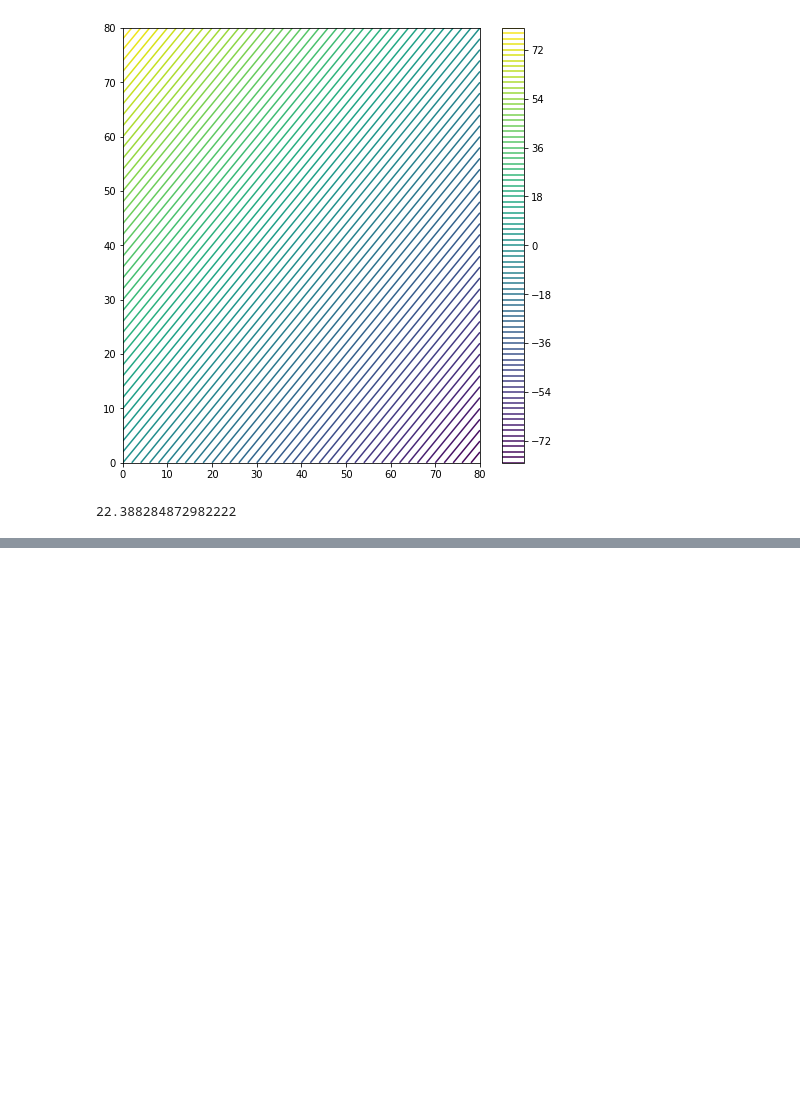
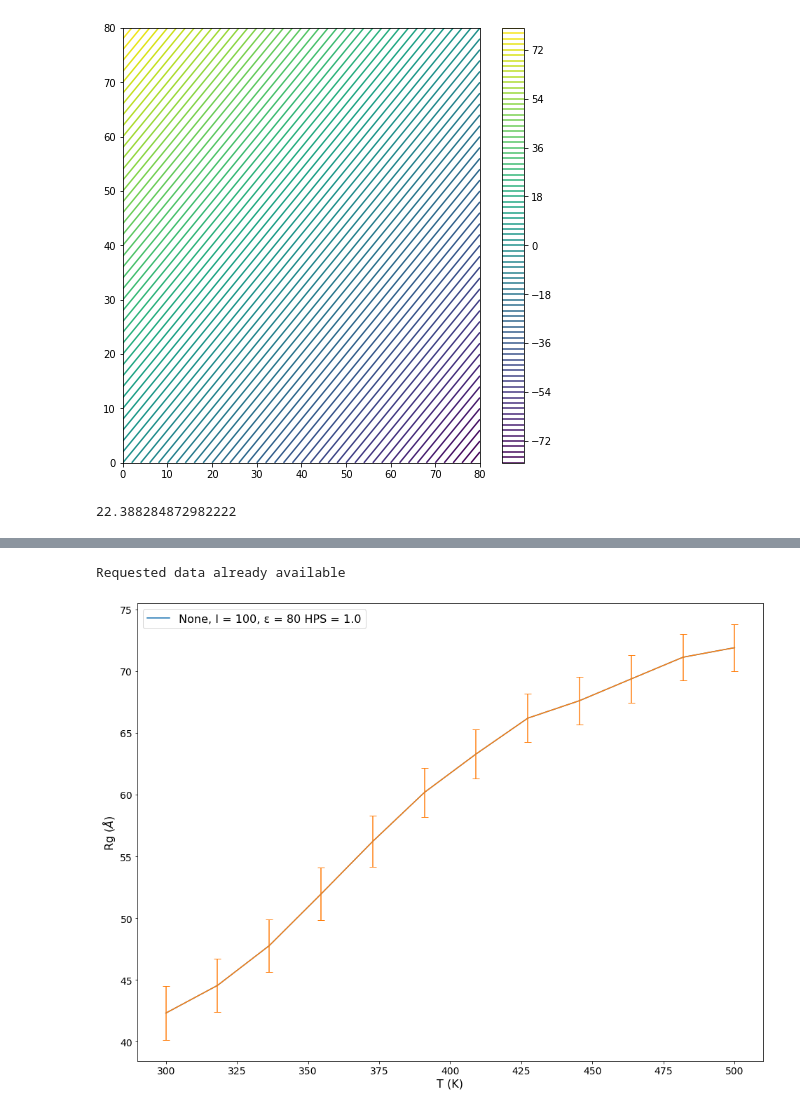
Before and after one commit to avillacrosa/MD, a Jupyter notebook: lammps/notebooks/TEST.ipynb, the cells around one changed output, grey strips where cells are left out. Drawn from its saved outputs; the diff is of its cells as text; code cells hidden in the pictures; blank space fills up the shorter version.

```diff
--- a/lammps/notebooks/TEST.ipynb
+++ b/lammps/notebooks/TEST.ipynb
@@ -172,0 +282,24 @@ md.compute_rg(md.load('/home/adria/test/rerun/12D4/dcd_traj_0.dcd', top='/home/a
+# %%
+import os
+import sys
+import importlib
+import matplotlib.pyplot as plt
+if '../utils' not in sys.path:
+    sys.path.insert(0,'../utils')
+import lmp
+import lmpsetup
+import analysis
+import plotter
+import numpy as np
+import mdtraj as md
+
+importlib.reload(lmp);
+importlib.reload(lmpsetup);
+importlib.reload(analysis);
+importlib.reload(plotter);
+
+err = plotter.Plotter(oliba_wd='/home/adria/data/prod/TRASH/12D_CPEB4/EPS/80/1.0ls-400I-80e', temper=True)
+err.plot(observable='rg', protein='CPEB4_D4', eps=80, I=100, ls=1.0)
+# %% [output]
+Requested data already available
+[figure, added]
```
Also changed, not shown: parts of 5 cells of this notebook, 20 other files.
